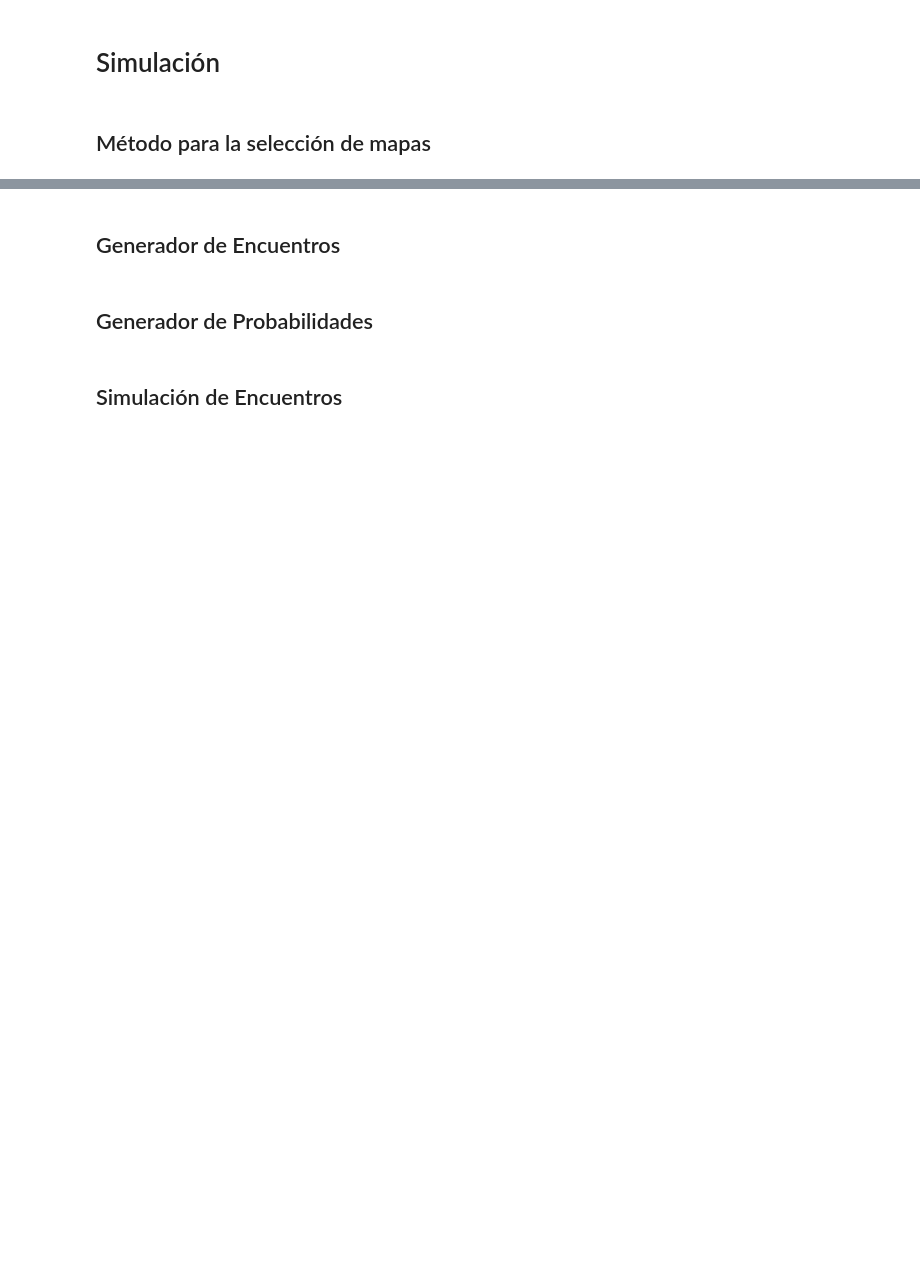
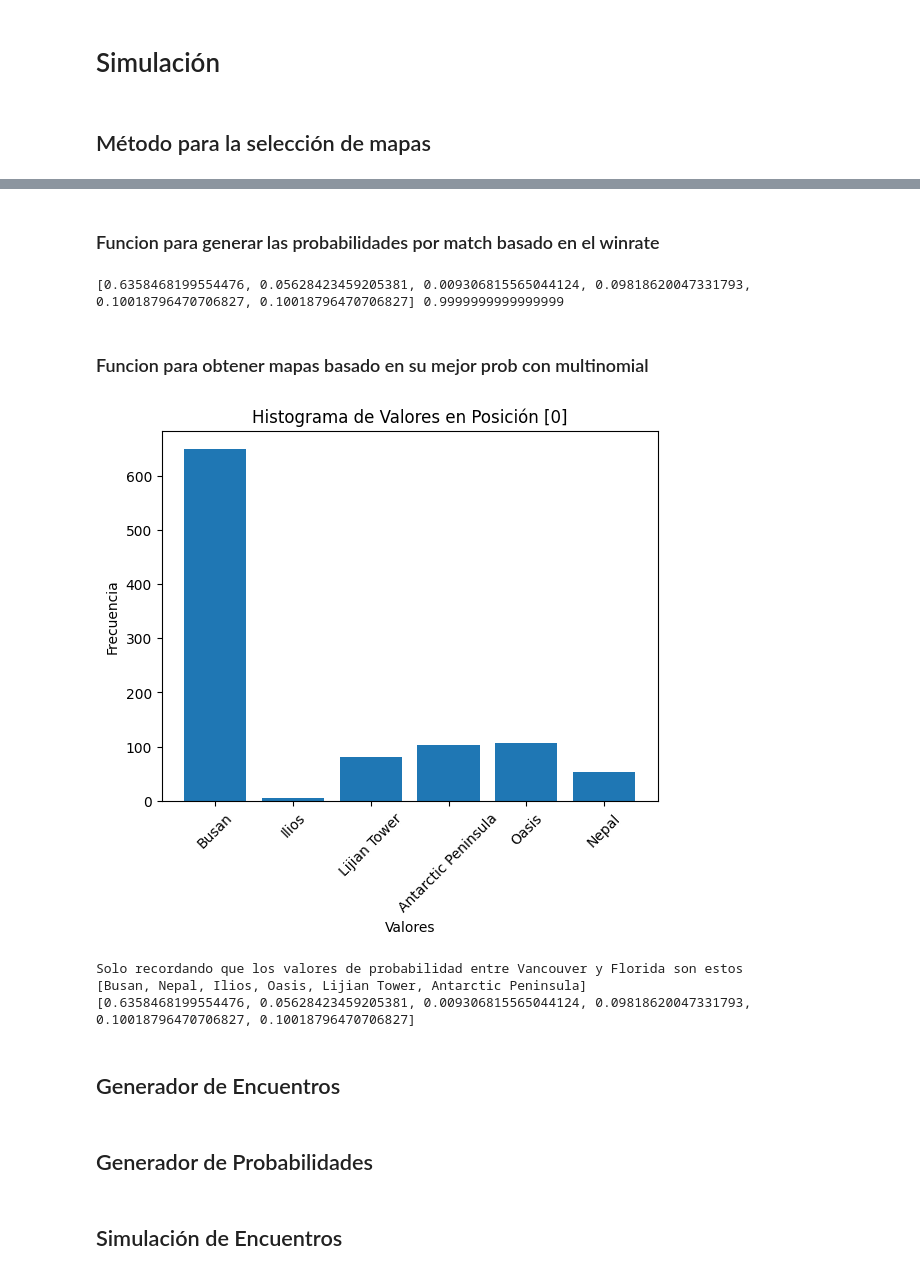
Before and after one commit to robertriosm/proyecto-simulacion, a Jupyter notebook: simulation.ipynb, the cells around one changed output, grey strips where cells are left out. Cells and saved outputs as stored; diff of their text form; code cells hidden in the pictures; blank space fills up the shorter version.

Commit message:
Probs trucadas

```diff
--- a/simulation.ipynb
+++ b/simulation.ipynb
@@ -42,0 +23,40 @@ def getMaps(match):
+# %% [markdown]
+### Funcion para generar las probabilidades por match basado en el winrate
+# %%
+def getProbsByMatch(opponents, mapType):
+    # Devuelve la informacion de los oponentes segun el tipo de mapa que se solicita
+    teamName, opponentName = opponents
+    info_matches = winrate_stats.loc[(winrate_stats['team_name'] == teamName) & (winrate_stats['opponent_name'] == opponentName) & (winrate_stats['map_name'].isin(map_types[mapType]))].reset_index()
+
+    # Lista de todos los mapas posibles
+    all_maps = map_types[mapType]
+
+    # Crear un diccionario de winrates por mapa y actualizar el diccionario con los winrates conocidos (ACA LE COLOQUE EL PROMEDIO DE SUS WINRATES A LOS DATOS QUE NO EXISTEN, ASI QUE SI
+    # USAMOS SOLO LOS QUE SE TIENE INFO Y DESCARTAMOS A LOS OTROS PONELE 0, O SI QUERES QUE SEA 50/50 PONELE 0.5)
+    average_winrate = info_matches['WinRate'].mean()
+    if np.isnan(average_winrate): average_winrate = 0.5
+    winrate_dict = {map_name: average_winrate for map_name in all_maps}
+
+    for m in range(len(info_matches)):
+        map_name = info_matches['map_name'][m]
+        winrate_dict[map_name] = info_matches['WinRate'][m]
+
+     # Elevar a la n los WinRates para aumentar la diferencia
+    squared_winrates = {map_name: winrate ** 4 for map_name, winrate in winrate_dict.items()}
+
+    # Normalizar los winrates al cuadrado para que sumen 1
+    total_squared_winrate = sum(squared_winrates.values())
+    normalized_squared_winrates = {map_name: squared_winrate / total_squared_winrate for map_name, squared_winrate in squared_winrates.items()}
+
+    # Crear una lista de probabilidades basada en los winrates normalizados al cuadrado
+    probabilities = [normalized_squared_winrates[map_name] for map_name in all_maps]
+
+    return all_maps, probabilities
+
+#CASO EJEMPLO
+maps, res = getProbsByMatch(('Vancouver Titans', 'Florida Mayhem'), 'control')
+print(res, sum(res))
+# %% [output]
+[0.6358468199554476, 0.05628423459205381, 0.009306815565044124, 0.09818620047331793, 0.10018796470706827, 0.10018796470706827] 0.9999999999999999
+# %% [markdown]
+### Funcion para obtener mapas basado en su mejor prob con multinomial
@@ -43,3 +93,36 @@ def getMaps(match):
+# %%
+# Verificar que funciona
+data = []
+for t in range(1000):
+    v=getMaps(('Vancouver Titans', 'Florida Mayhem'))
+    data.append(v)
+# %%
+# Extraer los valores en la posición [0]
+values = [row[0] for row in data]
+
+# Contar la frecuencia de cada valor
+value_counts = {}
+for value in values:
+    if value in value_counts:
+        value_counts[value] += 1
+    else:
+        value_counts[value] = 1
+
+# Crear el histograma
+plt.bar(value_counts.keys(), value_counts.values())
+plt.xlabel('Valores')
+plt.ylabel('Frecuencia')
+plt.title('Histograma de Valores en Posición [0]')
+plt.xticks(rotation=45)  # Rotar las etiquetas del eje x para mayor legibilidad
+plt.show()
+print("Solo recordando que los valores de probabilidad entre Vancouver y Florida son estos")
+print("[Busan, Nepal, Ilios, Oasis, Lijian Tower, Antarctic Peninsula]")
+print("[0.6358468199554476, 0.05628423459205381, 0.009306815565044124, 0.09818620047331793, 0.10018796470706827, 0.10018796470706827]")
+# %% [output]
+[figure, added]
+Solo recordando que los valores de probabilidad entre Vancouver y Florida son estos
+[Busan, Nepal, Ilios, Oasis, Lijian Tower, Antarctic Peninsula]
+[0.6358468199554476, 0.05628423459205381, 0.009306815565044124, 0.09818620047331793, 0.10018796470706827, 0.10018796470706827]
 # %% [markdown]
 ## Generador de Encuentros
 # %%
```
Also changed, not shown: parts of 8 cells of this notebook.
